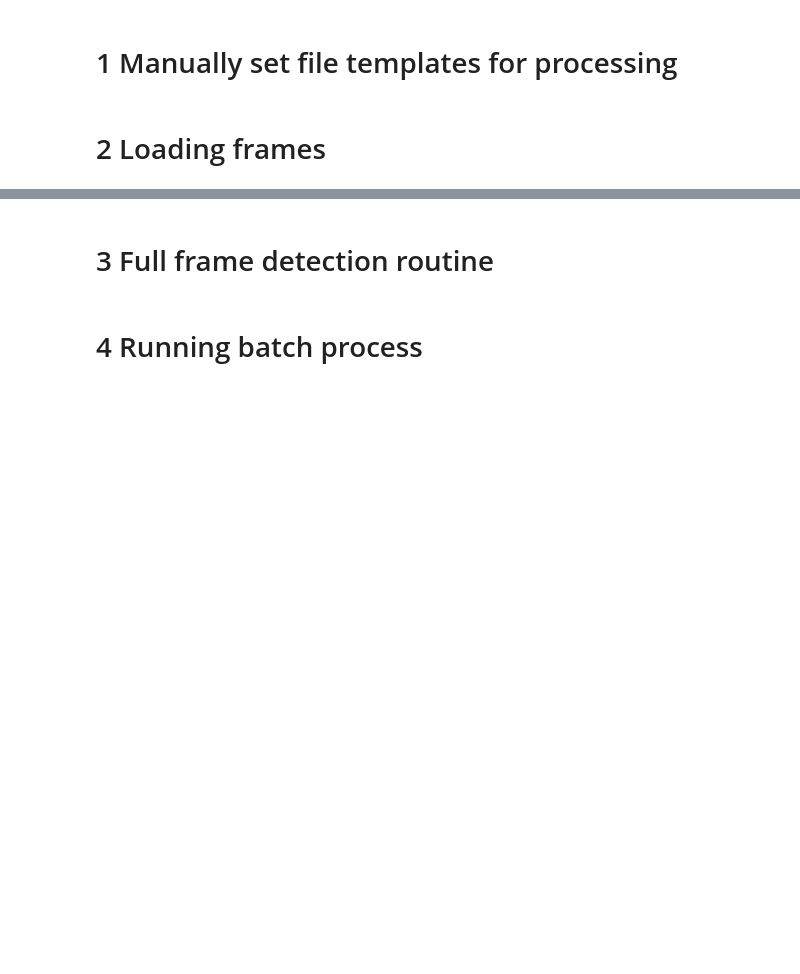
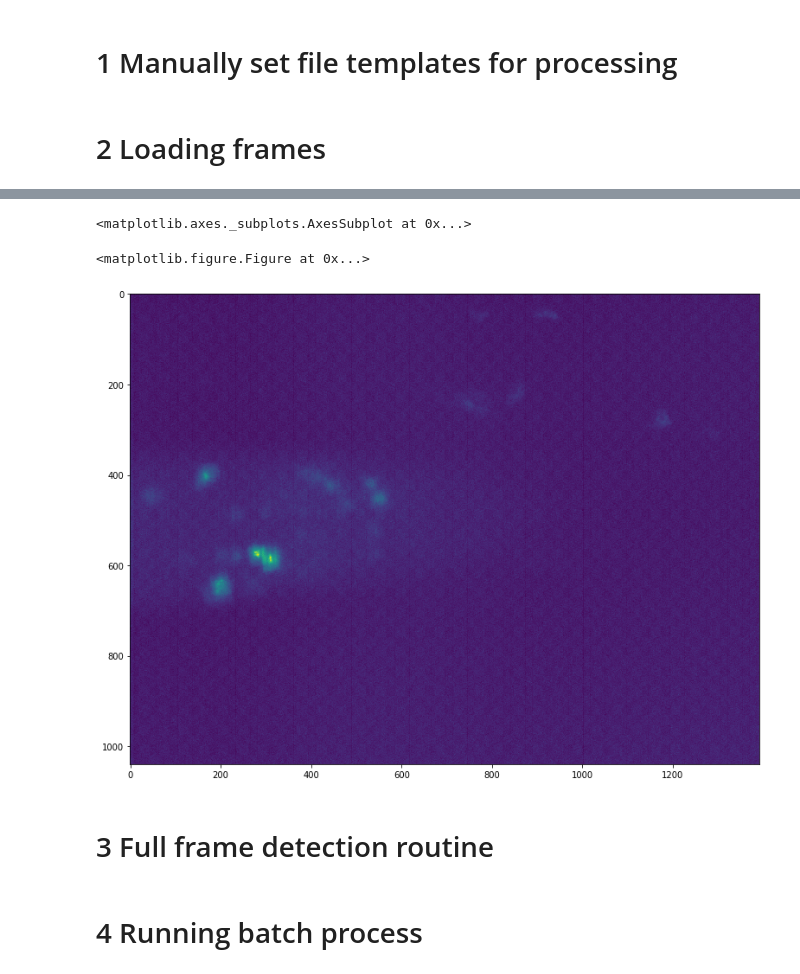
Before and after one commit to GiovanniSena/LSFM-CYCB_analysis, a Jupyter notebook: sample.ipynb, the cells around one changed output, grey strips where cells are left out. Saved outputs shown, nothing was run; the diff lists cells and outputs as text; code cells hidden in the pictures; blank space fills up the shorter version.

```diff
--- a/sample.ipynb
+++ b/sample.ipynb
@@ -17,9 +15,8 @@ lightroot.SETTINGS["maxint_files"] = pth+"Run0140_tp{}_MIP.tif"
 # %% [markdown]
 # 2 Loading frames
 # %%
-sample_time_frame =4
+sample_time_frame =0
 stack = lightroot.io.get_stack(sample_time_frame)
 lightroot.io.plotimg(stack)
-#max_int = lightroot.io.get_max_int(sample_time_frame)
-#lightroot.io.plotimg(max_int)
 #lightroot.io.stats(stack, ylim=(0,86832150), xlim=(0,0.1), normed_hist=False)
+# %% [output]
@@ -26,3 +24,6 @@ lightroot.io.plotimg(stack)
+<matplotlib.axes._subplots.AxesSubplot at 0x...>
+<matplotlib.figure.Figure at 0x...>
+[figure, added]
 # %% [markdown]
 # 3 Full frame detection routine
 # %%
```
Also changed, not shown: parts of 7 cells of this notebook, 1 other file.
